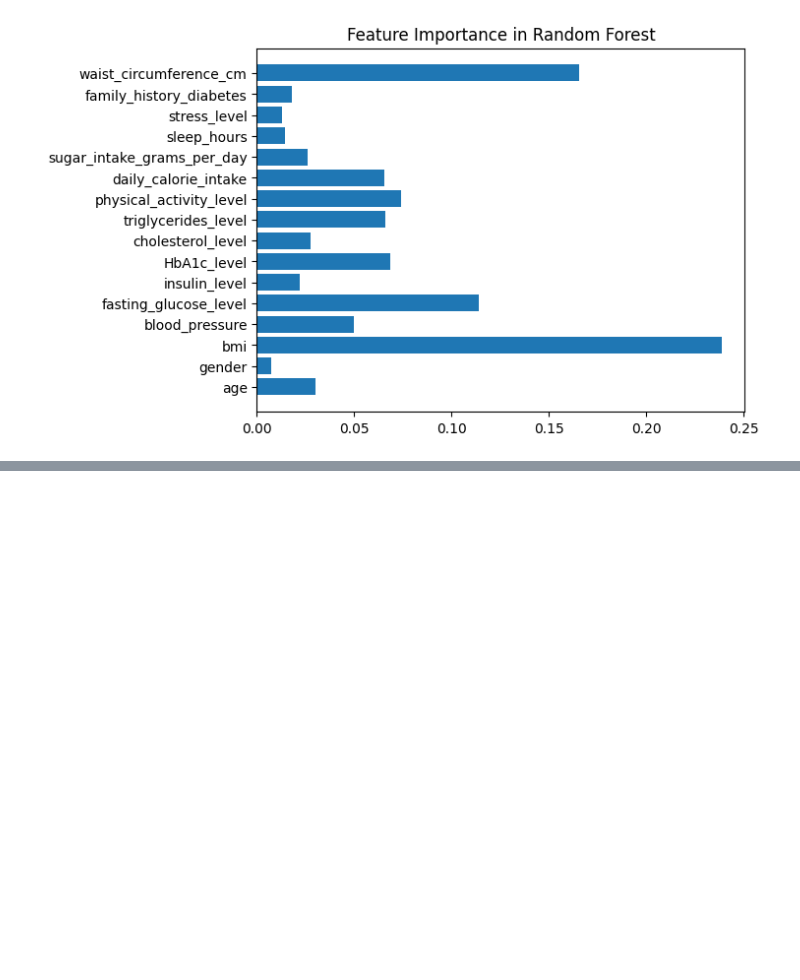
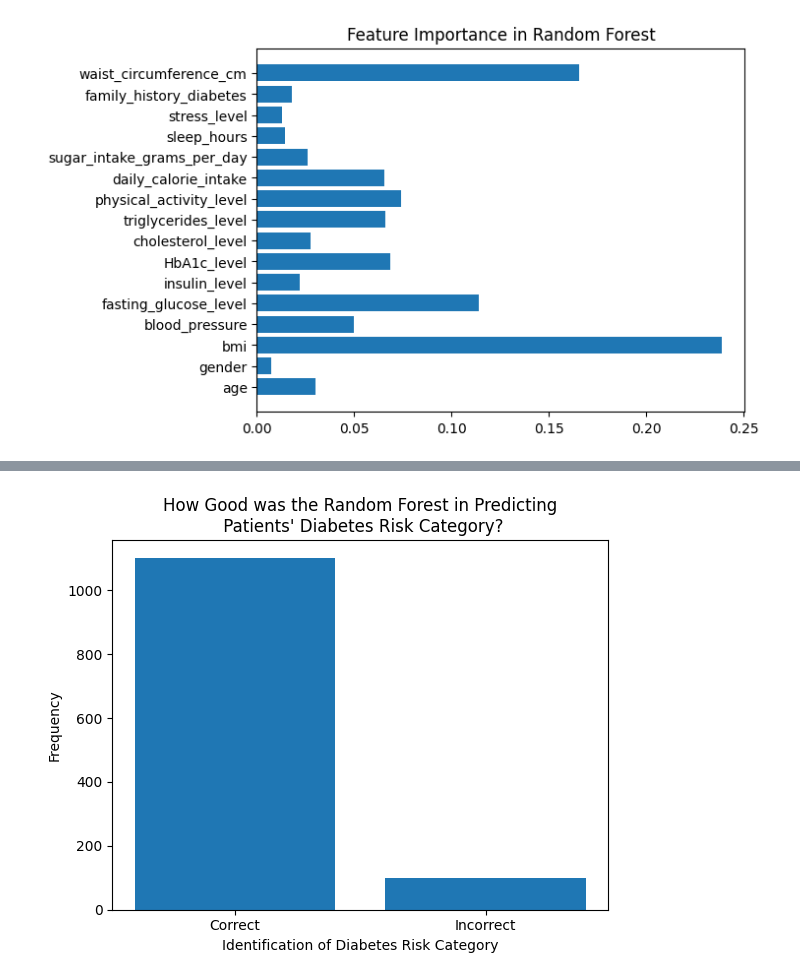
Before and after one commit to Kahnue/DiabetesPredictDataQuest, a Jupyter notebook: DataQuest.ipynb, the cells around one changed output, grey strips where cells are left out. Saved outputs shown, nothing was run; the diff lists cells and outputs as text; code cells hidden in the pictures; blank space fills up the shorter version.

```diff
--- a/DataQuest.ipynb
+++ b/DataQuest.ipynb
@@ -116,0 +164,16 @@ weighted avg       0.92      0.92      0.92      1200
+# %%
+columns = ['Correct', 'Incorrect']
+frequencies = [0, 0]
+for i in range(len(y_test)):
+  if y_test.iloc[i] != y_pred[i]:
+    frequencies[1] += 1
+  else:
+    frequencies[0] += 1
+
+plt.bar(columns, frequencies)
+plt.title("How Good was the Random Forest in Predicting\n Patients' Diabetes Risk Category?")
+plt.xlabel("Identification of Diabetes Risk Category")
+plt.ylabel("Frequency")
+plt.show()
+# %% [output]
+[figure, added]
```
Also changed, not shown: parts of 13 cells of this notebook.
